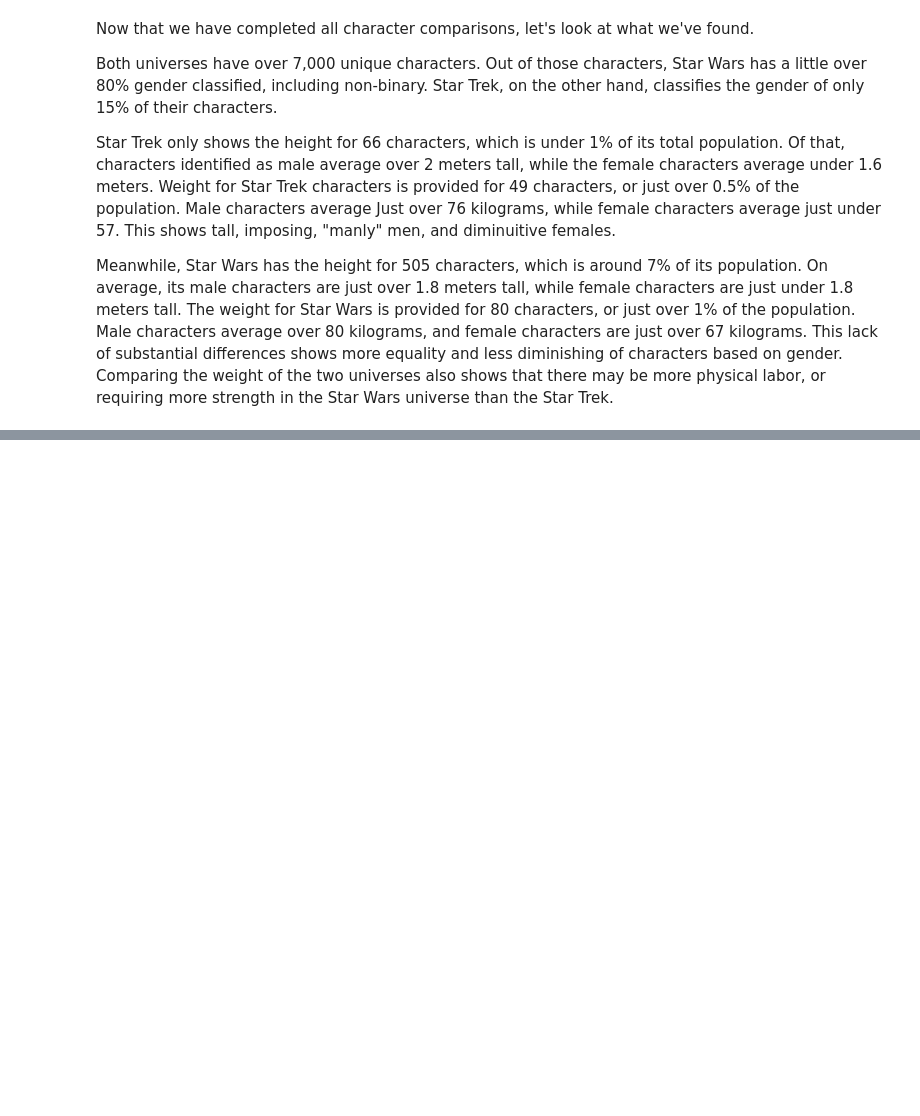
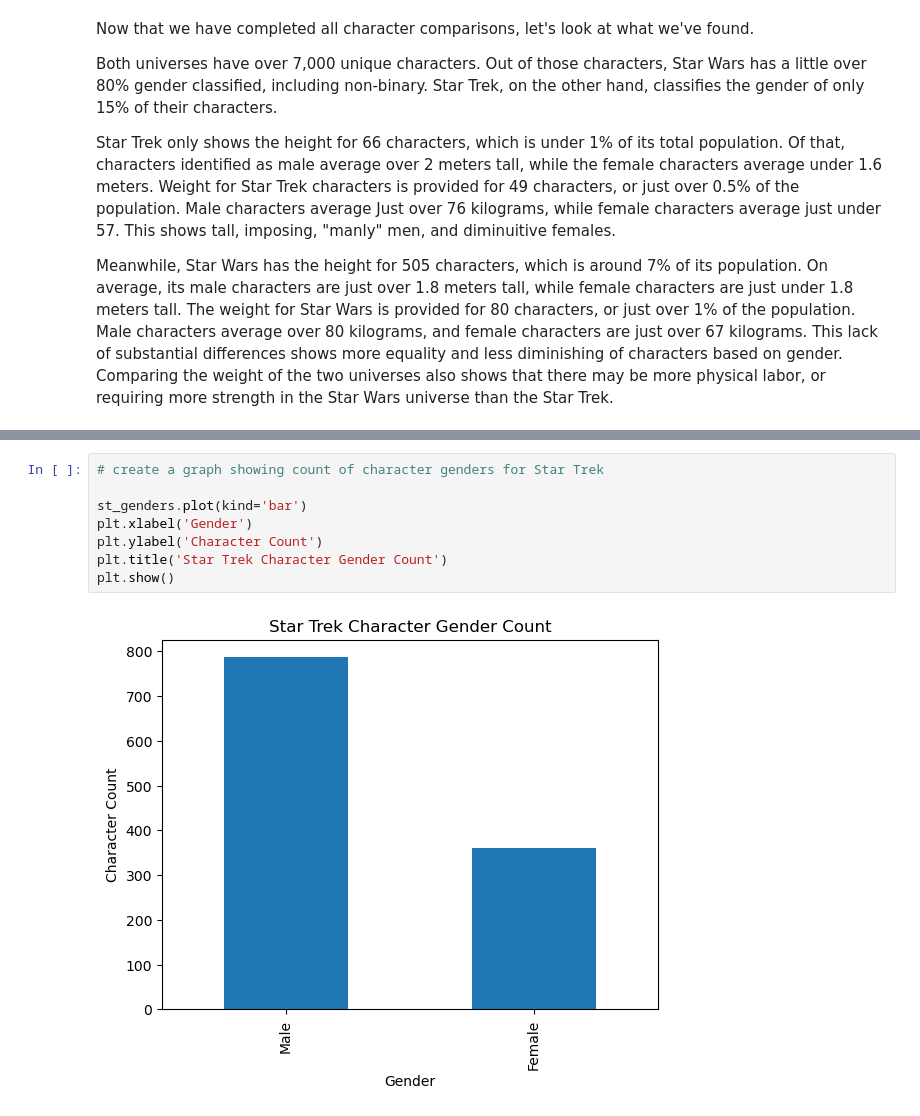
Before and after one commit to wesiswes629/wookiestapi, a Jupyter notebook: notebooks/all_characters.ipynb, the cells around one changed output, grey strips where cells are left out. Drawn from its saved outputs; the diff is of its cells as text; blank space fills up the shorter version.

```diff
--- a/notebooks/all_characters.ipynb
+++ b/notebooks/all_characters.ipynb
@@ -526,0 +586,10 @@ Meanwhile, Star Wars has the height for 505 characters, which is around 7% of it
+# %%
+# create a graph showing count of character genders for Star Trek
+
+st_genders.plot(kind='bar')
+plt.xlabel('Gender')
+plt.ylabel('Character Count')
+plt.title('Star Trek Character Gender Count')
+plt.show()
+# %% [output]
+[figure, added]
```
Also changed, not shown: parts of 10 cells of this notebook, 11 other files.
